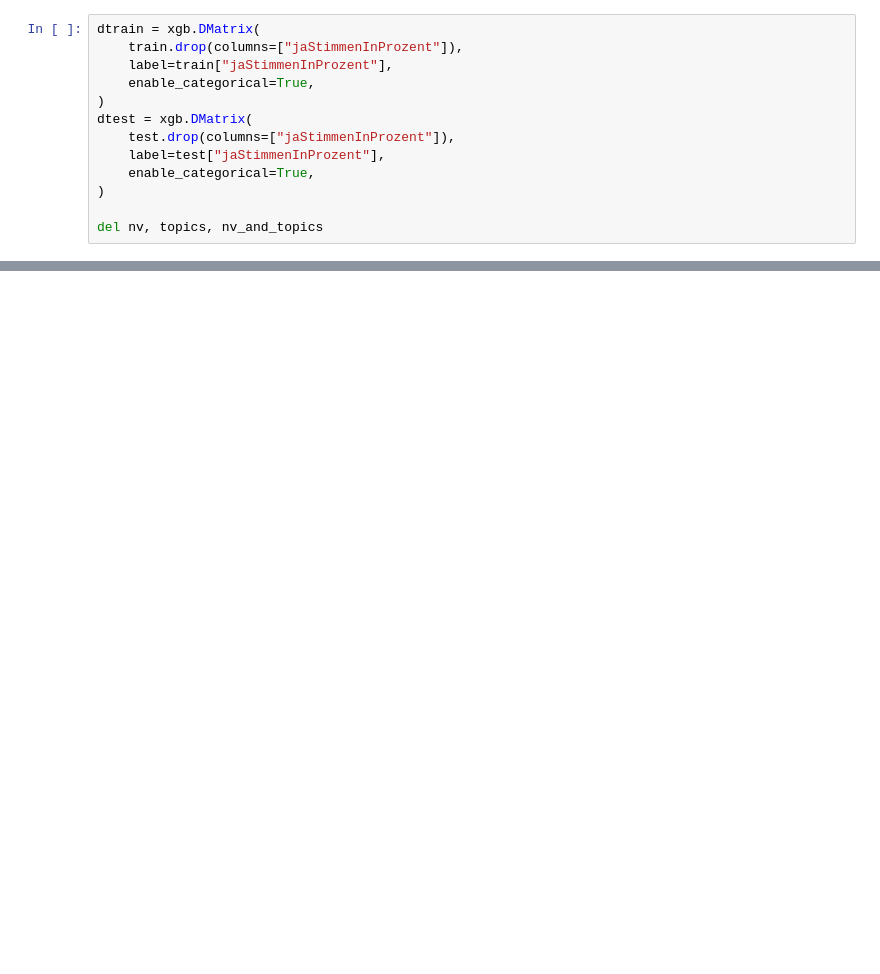
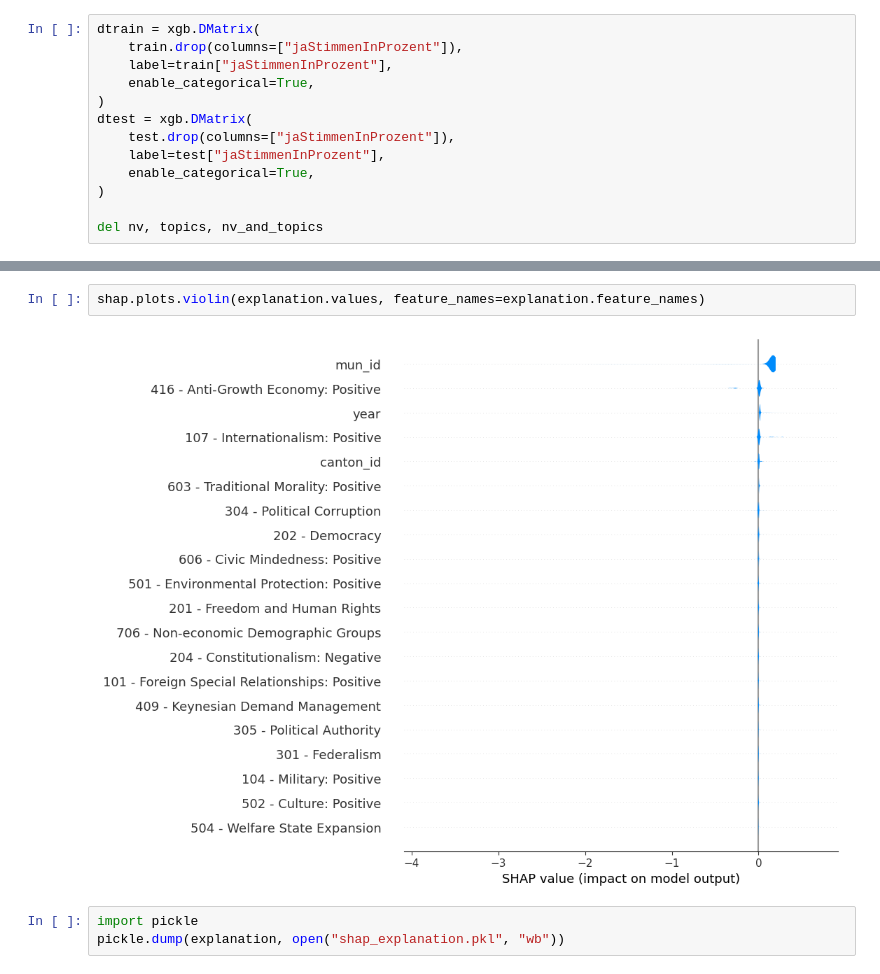
Before and after one commit to bil-y/ask-volk, a Jupyter notebook: notebooks/model-training.ipynb, the cells around one changed output, grey strips where cells are left out. Cells and saved outputs as stored; diff of their text form; blank space fills up the shorter version.

```diff
--- a/notebooks/model-training.ipynb
+++ b/notebooks/model-training.ipynb
@@ -107,0 +116,7 @@ bst.eval(dtest)
+# %%
+shap.plots.violin(explanation.values, feature_names=explanation.feature_names)
+# %% [output]
+[figure, added]
+# %%
+import pickle
+pickle.dump(explanation, open("shap_explanation.pkl", "wb"))
```
Also changed, not shown: parts of 8 cells of this notebook, 20 other files.
